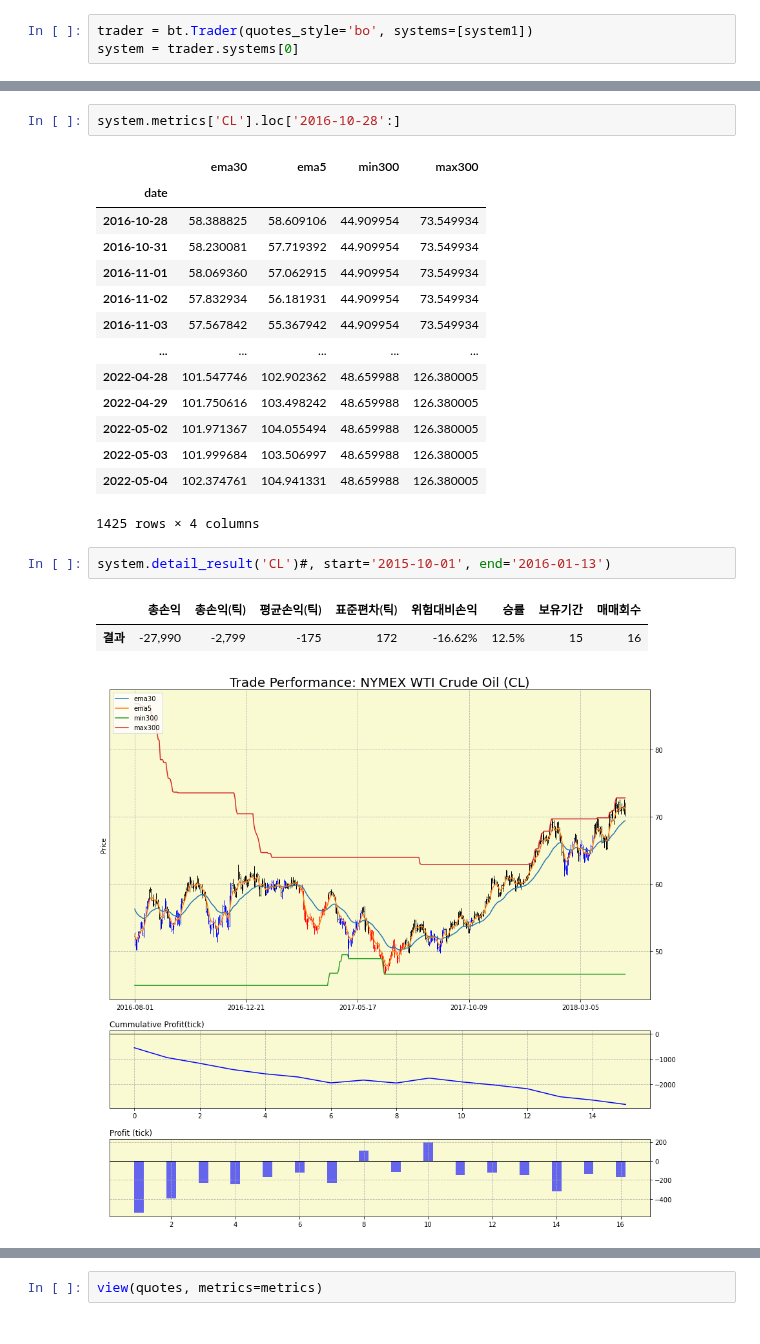
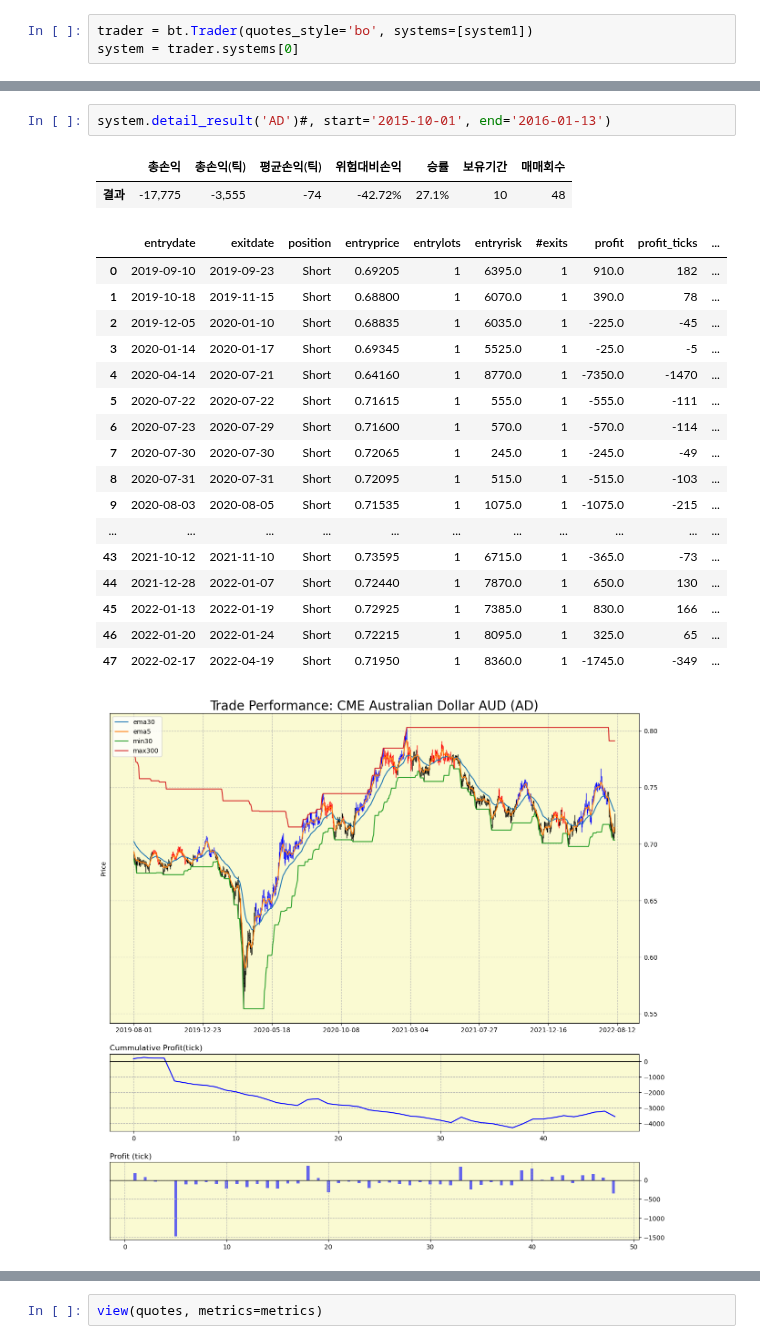
Before and after one commit to zipu/Trading, a Jupyter notebook: test.ipynb, the cells around one changed output, grey strips where cells are left out. Cells and saved outputs as stored; diff of their text form.

```diff
--- a/test.ipynb
+++ b/test.ipynb
@@ -90,23 +58,23 @@ instruments.get_symbols()
-# %%
-system.metrics['CL'].loc['2016-10-28':]
-# %% [output]
-|  | ema30 | ema5 | min300 | max300 |
-| date |  |  |  |  |
-| 2016-10-28 | 58.388825 | 58.609106 | 44.909954 | 73.549934 |
-| 2016-10-31 | 58.230081 | 57.719392 | 44.909954 | 73.549934 |
-| 2016-11-01 | 58.069360 | 57.062915 | 44.909954 | 73.549934 |
-| 2016-11-02 | 57.832934 | 56.181931 | 44.909954 | 73.549934 |
-| 2016-11-03 | 57.567842 | 55.367942 | 44.909954 | 73.549934 |
-| ... | ... | ... | ... | ... |
-| 2022-04-28 | 101.547746 | 102.902362 | 48.659988 | 126.380005 |
-| 2022-04-29 | 101.750616 | 103.498242 | 48.659988 | 126.380005 |
-| 2022-05-02 | 101.971367 | 104.055494 | 48.659988 | 126.380005 |
-| 2022-05-03 | 101.999684 | 103.506997 | 48.659988 | 126.380005 |
-| 2022-05-04 | 102.374761 | 104.941331 | 48.659988 | 126.380005 |
-1425 rows × 4 columns
 # %%
-system.detail_result('CL')#, start='2015-10-01', end='2016-01-13')
+system.detail_result('AD')#, start='2015-10-01', end='2016-01-13')
 # %% [output]
-|  | 총손익 | 총손익(틱) | 평균손익(틱) | 표준편차(틱) | 위험대비손익 | 승률 | 보유기간 | 매매회수 |
-| 결과 | -27,990 | -2,799 | -175 | 172 | -16.62% | 12.5% | 15 | 16 |
+|  | 총손익 | 총손익(틱) | 평균손익(틱) | 위험대비손익 | 승률 | 보유기간 | 매매회수 |
+| 결과 | -17,775 | -3,555 | -74 | -42.72% | 27.1% | 10 | 48 |
+|  | entrydate | exitdate | position | entryprice | entrylots | entryrisk | #exits | profit | profit_ticks | ... |
+| 0 | 2019-09-10 | 2019-09-23 | Short | 0.69205 | 1 | 6395.0 | 1 | 910.0 | 182 | ... |
+| 1 | 2019-10-18 | 2019-11-15 | Short | 0.68800 | 1 | 6070.0 | 1 | 390.0 | 78 | ... |
+| 2 | 2019-12-05 | 2020-01-10 | Short | 0.68835 | 1 | 6035.0 | 1 | -225.0 | -45 | ... |
+| 3 | 2020-01-14 | 2020-01-17 | Short | 0.69345 | 1 | 5525.0 | 1 | -25.0 | -5 | ... |
+| 4 | 2020-04-14 | 2020-07-21 | Short | 0.64160 | 1 | 8770.0 | 1 | -7350.0 | -1470 | ... |
+| 5 | 2020-07-22 | 2020-07-22 | Short | 0.71615 | 1 | 555.0 | 1 | -555.0 | -111 | ... |
+| 6 | 2020-07-23 | 2020-07-29 | Short | 0.71600 | 1 | 570.0 | 1 | -570.0 | -114 | ... |
+| 7 | 2020-07-30 | 2020-07-30 | Short | 0.72065 | 1 | 245.0 | 1 | -245.0 | -49 | ... |
+| 8 | 2020-07-31 | 2020-07-31 | Short | 0.72095 | 1 | 515.0 | 1 | -515.0 | -103 | ... |
+| 9 | 2020-08-03 | 2020-08-05 | Short | 0.71535 | 1 | 1075.0 | 1 | -1075.0 | -215 | ... |
+| ... | ... | ... | ... | ... | ... | ... | ... | ... | ... | ... |
+| 43 | 2021-10-12 | 2021-11-10 | Short | 0.73595 | 1 | 6715.0 | 1 | -365.0 | -73 | ... |
+| 44 | 2021-12-28 | 2022-01-07 | Short | 0.72440 | 1 | 7870.0 | 1 | 650.0 | 130 | ... |
+| 45 | 2022-01-13 | 2022-01-19 | Short | 0.72925 | 1 | 7385.0 | 1 | 830.0 | 166 | ... |
+| 46 | 2022-01-20 | 2022-01-24 | Short | 0.72215 | 1 | 8095.0 | 1 | 325.0 | 65 | ... |
+| 47 | 2022-02-17 | 2022-04-19 | Short | 0.71950 | 1 | 8360.0 | 1 | -1745.0 | -349 | ... |
-[figure, old version]
+[figure, new version]
```
Also changed, not shown: parts of 43 cells of this notebook, 10 other files.
